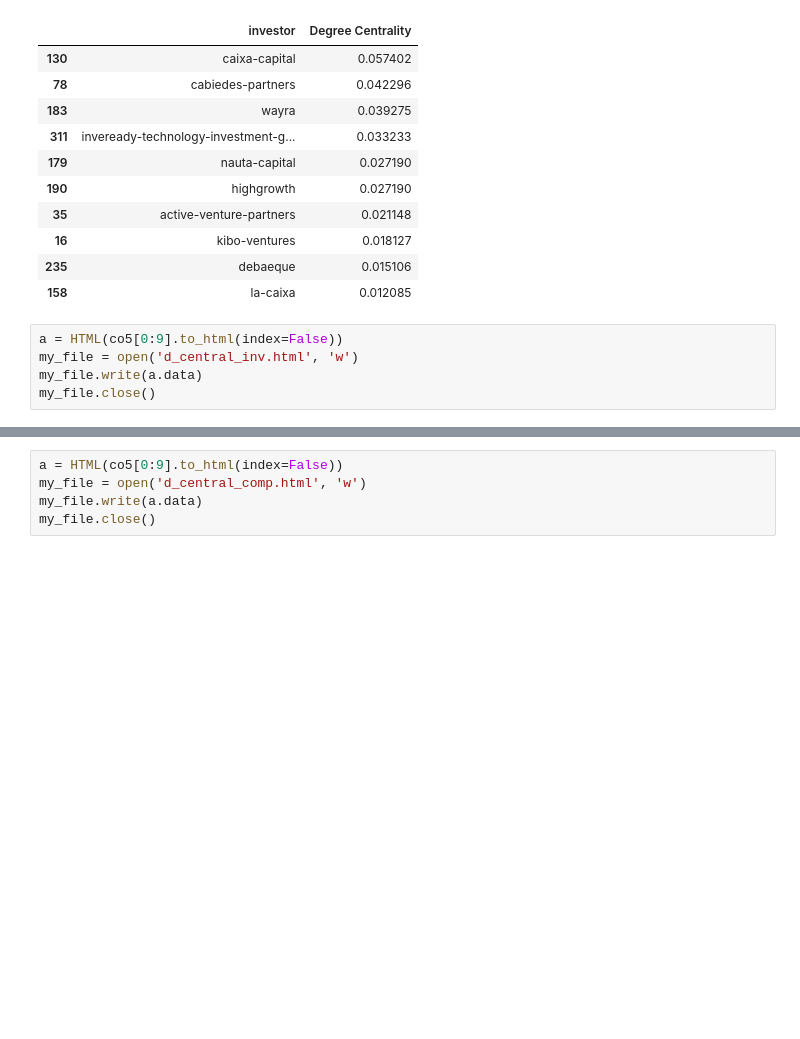
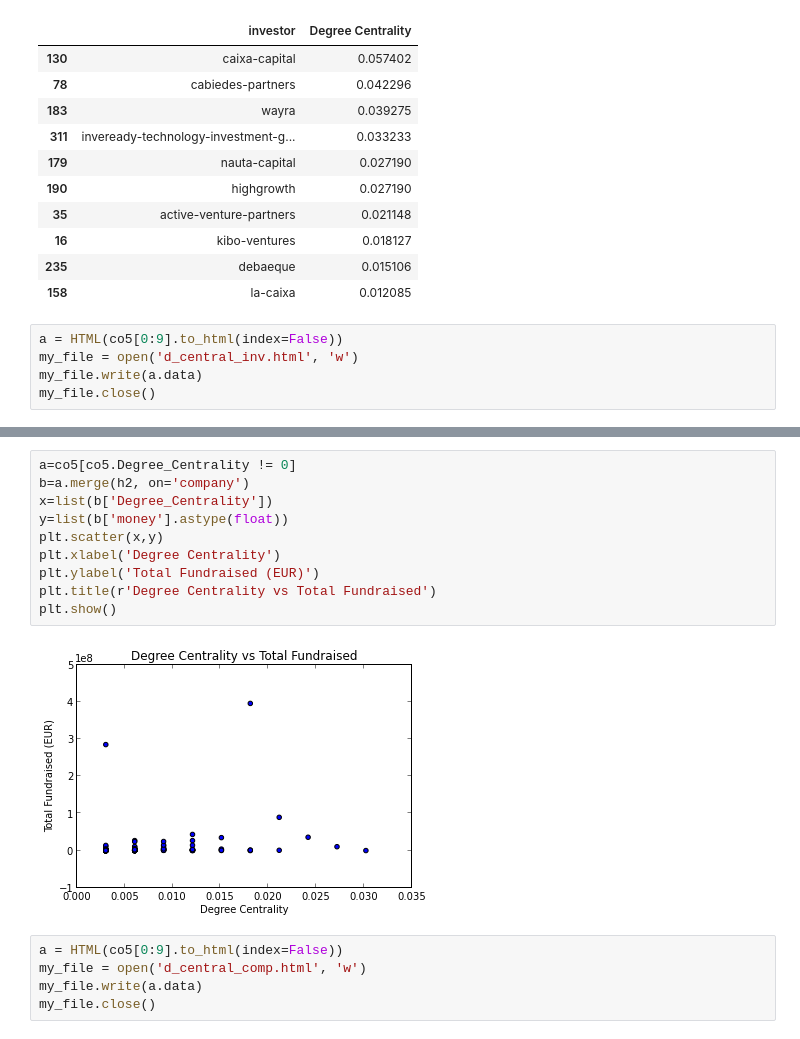
Before and after one commit to arkeats/IP_Demo, a Jupyter notebook: Crunch_IP.ipynb, the cells around one changed output, grey strips where cells are left out. Cells and saved outputs as stored; diff of their text form; blank space fills up the shorter version.

```diff
--- a/Crunch_IP.ipynb
+++ b/Crunch_IP.ipynb
@@ -571,6 +571,18 @@ co5.head(n=10)
 | 270 | infantium | 0.018127 |
 | 51 | uvinum | 0.018127 |
 | 43 | bidaway-com | 0.015106 |
+# %%
+a=co5[co5.Degree_Centrality != 0]
+b=a.merge(h2, on='company')
+x=list(b['Degree_Centrality'])
+y=list(b['money'].astype(float))
+plt.scatter(x,y)
+plt.xlabel('Degree Centrality')
+plt.ylabel('Total Fundraised (EUR)')
+plt.title(r'Degree Centrality vs Total Fundraised')
+plt.show()
+# %% [output]
+[figure, added]
 # %%
 a = HTML(co5[0:9].to_html(index=False))
 my_file = open('d_central_comp.html', 'w')
```
Also changed, not shown: parts of 3 cells of this notebook.
